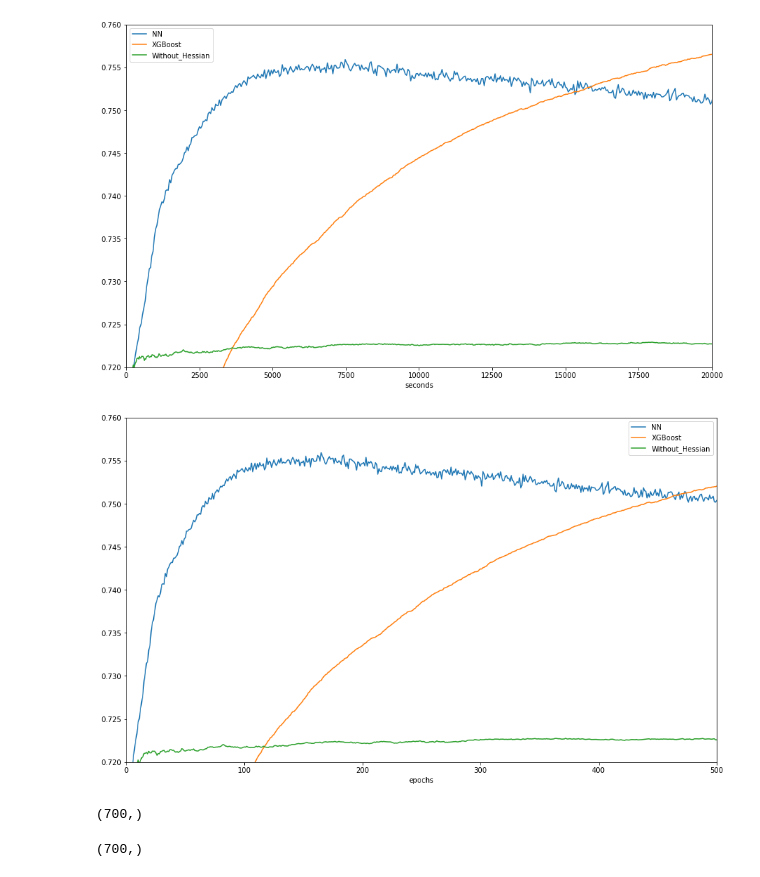
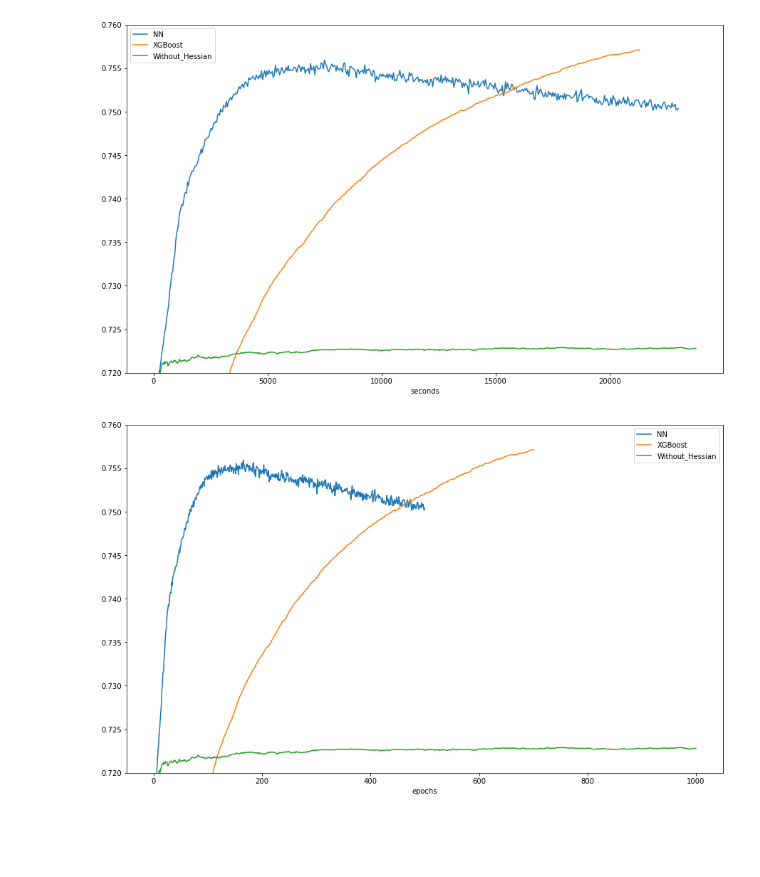
Before and after one commit to jkang98/plrank-short-paper, a Jupyter notebook: experiments/yahoo/K=5/plot_K_5_yahoo.ipynb, the cells around one changed output. Saved outputs shown, nothing was run; the diff lists cells and outputs as text; code cells hidden in the pictures; blank space fills up the shorter version.

```diff
--- a/experiments/yahoo/K=5/plot_K_5_yahoo.ipynb
+++ b/experiments/yahoo/K=5/plot_K_5_yahoo.ipynb
@@ -65,38 +65,28 @@ plt.plot(
     np.mean(np.array(Without_Hessian_NDCGs), axis=0),
     label="Without_Hessian",
 )
-plt.xlim(0, 20000)
 plt.ylim(0.72, 0.76)
 plt.legend()
 plt.xlabel("seconds")
 plt.show()
 # %% [output]
-[figure, old version]
+[figure, new version]
 # %%
 plt.figure(figsize=(15, 9))
 plt.plot(
     np.arange(0, 501), np.mean(np.array(NN_NDCGs), axis=0), label="NN",
 )
 plt.plot(
     np.arange(1, 701), np.mean(np.array(XGBoost_NDCGs), axis=0), label="XGBoost",
 )
 plt.plot(
     np.arange(1, 1001),
     np.mean(np.array(Without_Hessian_NDCGs), axis=0),
     label="Without_Hessian",
 )
-plt.xlim(0, 500)
 plt.ylim(0.72, 0.76)
 plt.legend()
 plt.xlabel("epochs")
 plt.show()
 # %% [output]
-[figure, old version]
+[figure, new version]
-# %%
-np.mean(np.array(XGBoost_NDCGs), axis=0).shape
-# %% [output]
-(700,)
-# %%
-np.arange(1, 701).shape
-# %% [output]
-(700,)
```
Also changed, not shown: 4 other files.
